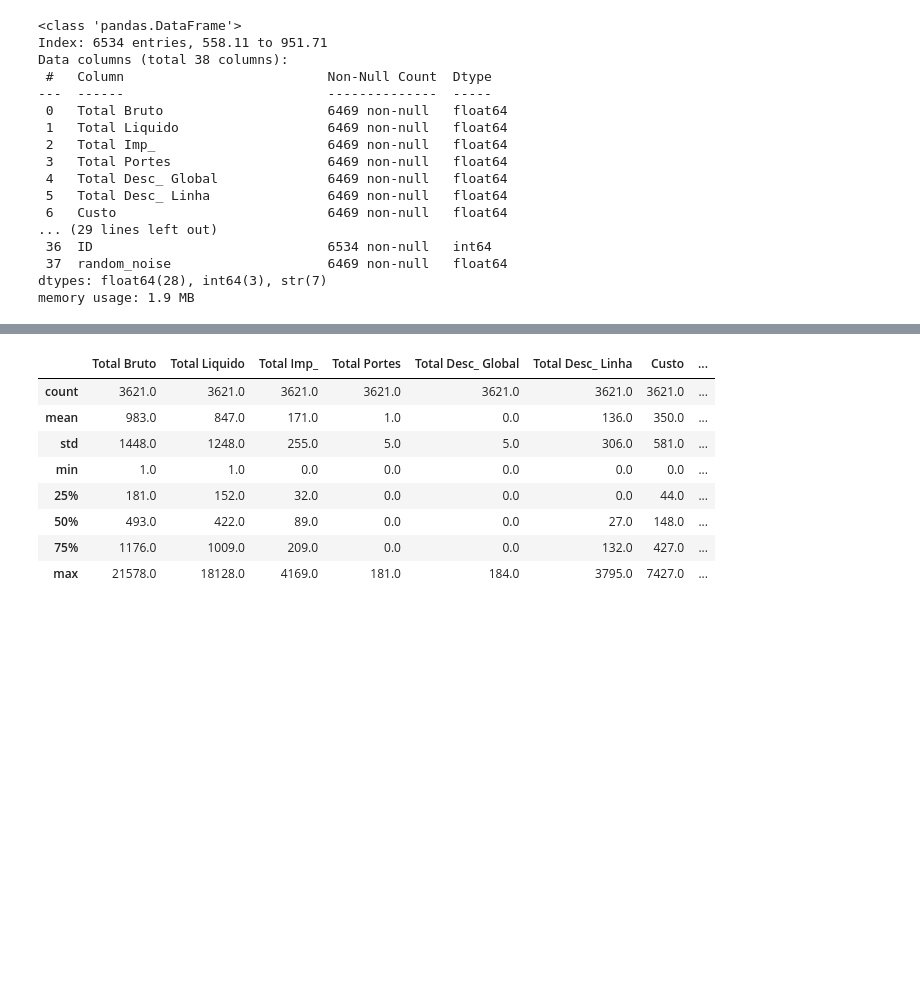
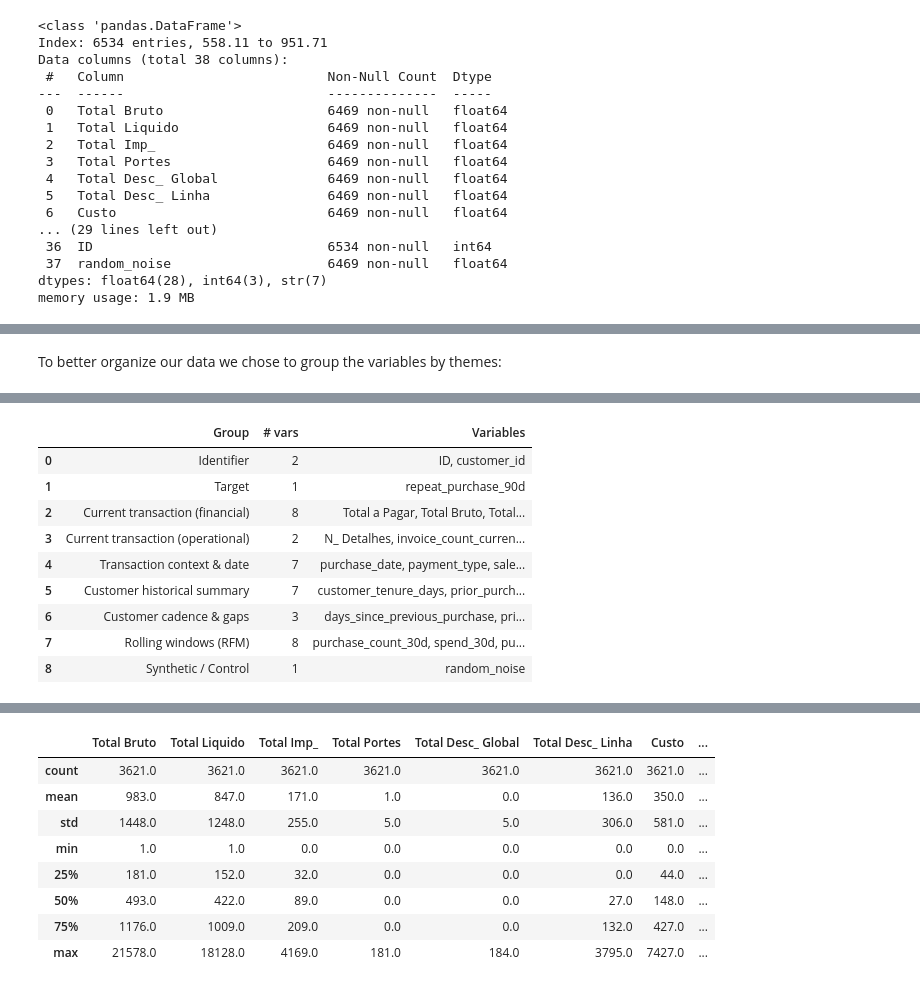
Before and after one commit to Martsnake/machine-learning, a Jupyter notebook: notebooks/Análise.ipynb, the cells around one changed output, grey strips where cells are left out. Saved outputs shown, nothing was run; the diff lists cells and outputs as text; code cells hidden in the pictures; blank space fills up the shorter version.

Commit message:
Data Quality Assessment 1ª atualização

```diff
--- a/notebooks/Análise.ipynb
+++ b/notebooks/Análise.ipynb
@@ -56,3 +52,71 @@ df.describe().round()
+# %% [markdown]
+To better organize our data we chose to group the variables by themes:
 # %%
-df["repeat_purchase_90d"].value_counts(normalize=True)*100
+#Variables with special structural roles
+target_col = "repeat_purchase_90d"
+group_col = "customer_id"
+index_col = "ID"
+
+# Grouping by themes
+var_groups = {
+    "Identifier": [
+        "ID",
+        "customer_id"
+    ],
+    "Target": [
+        "repeat_purchase_90d"
+    ],
+    "Current transaction (financial)": [
+        "Total a Pagar",
+        "Total Bruto",
+        "Total Liquido",
+        "Total Imp_",
+        "Total Portes",
+        "Total Desc_ Global",
+        "Total Desc_ Linha",
+        "Custo"
+    ],
+    "Current transaction (operational)": [
+        "N_ Detalhes",
+        "invoice_count_current_purchase"
+    ],
+    "Transaction context & date": [
+        "purchase_date",
+        "payment_type",
+        "salesperson",
+        "commercial_zone",
+        "warehouse",
+        "document_series",
+        "transport_method"
+    ],
+    "Customer historical summary": [
+        "customer_tenure_days",
+        "prior_purchase_count",
+        "prior_total_spend",
+        "prior_mean_purchase_value",
+        "prior_std_purchase_value",
+        "prior_min_purchase_value",
+        "prior_max_purchase_value"
+    ],
+    "Customer cadence & gaps": [
+        "days_since_previous_purchase",
+        "prior_mean_gap_days",
+        "prior_std_gap_days"
+    ],
+    "Rolling windows (RFM)": [
+        "purchase_count_30d",
+        "spend_30d",
+        "purchase_count_90d",
+        "spend_90d",
+        "purchase_count_180d",
+        "spend_180d",
+        "purchase_count_365d",
+        "spend_365d"
+    ],
+    "Synthetic / Control": [
+        "random_noise"
+    ]
+}
+pd.DataFrame(
+    [(group, len(cols), ", ".join(cols)) for group, cols in var_groups.items()], columns=["Group", "# vars", "Variables"])
 # %% [output]
@@ -62,0 +123,10 @@ Name: proportion, dtype: float64
+|  | Group | # vars | Variables |
+| 0 | Identifier | 2 | ID, customer_id |
+| 1 | Target | 1 | repeat_purchase_90d |
+| 2 | Current transaction (financial) | 8 | Total a Pagar, Total Bruto, Total... |
+| 3 | Current transaction (operational) | 2 | N_ Detalhes, invoice_count_curren... |
+| 4 | Transaction context & date | 7 | purchase_date, payment_type, sale... |
+| 5 | Customer historical summary | 7 | customer_tenure_days, prior_purch... |
+| 6 | Customer cadence & gaps | 3 | days_since_previous_purchase, pri... |
+| 7 | Rolling windows (RFM) | 8 | purchase_count_30d, spend_30d, pu... |
+| 8 | Synthetic / Control | 1 | random_noise |
```
Also changed, not shown: parts of 9 cells of this notebook, 1 other file.
